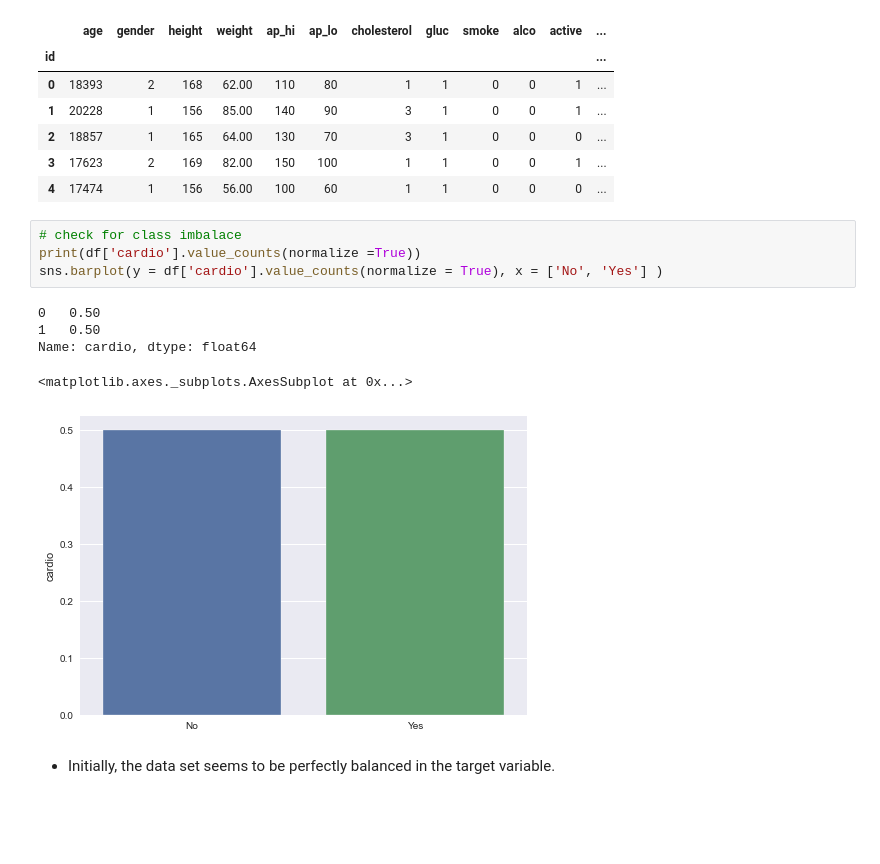
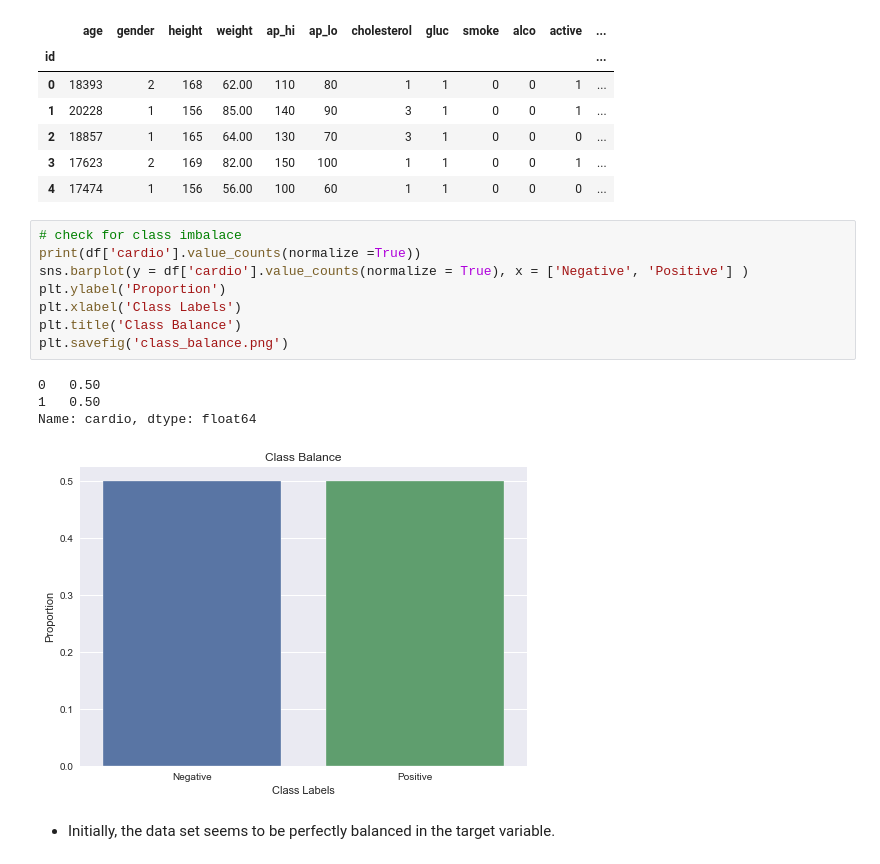
Before and after one commit to ykfarhan/cardiac-disease-detection, a Jupyter notebook: data_cleaning_cardiac.ipynb, the cells around one changed output. Drawn from its saved outputs; the diff is of its cells as text; blank space fills up the shorter version.

Commit message:
added visualizations

```diff
--- a/data_cleaning_cardiac.ipynb
+++ b/data_cleaning_cardiac.ipynb
@@ -52,13 +52,16 @@ df.head()  # print out the first 5 rows
 # %%
 # check for class imbalace
 print(df['cardio'].value_counts(normalize =True))
-sns.barplot(y = df['cardio'].value_counts(normalize = True), x = ['No', 'Yes'] )
+sns.barplot(y = df['cardio'].value_counts(normalize = True), x = ['Negative', 'Positive'] )
+plt.ylabel('Proportion')
+plt.xlabel('Class Labels')
+plt.title('Class Balance')
+plt.savefig('class_balance.png')
 # %% [output]
 0   0.50
 1   0.50
 Name: cardio, dtype: float64
-<matplotlib.axes._subplots.AxesSubplot at 0x...>
-[figure, old version]
+[figure, new version]
 # %% [markdown]
 * Initially, the data set seems to be perfectly balanced in the target variable.
 # %%
```
Also changed, not shown: parts of 1 cell of this notebook, 2 other files.
